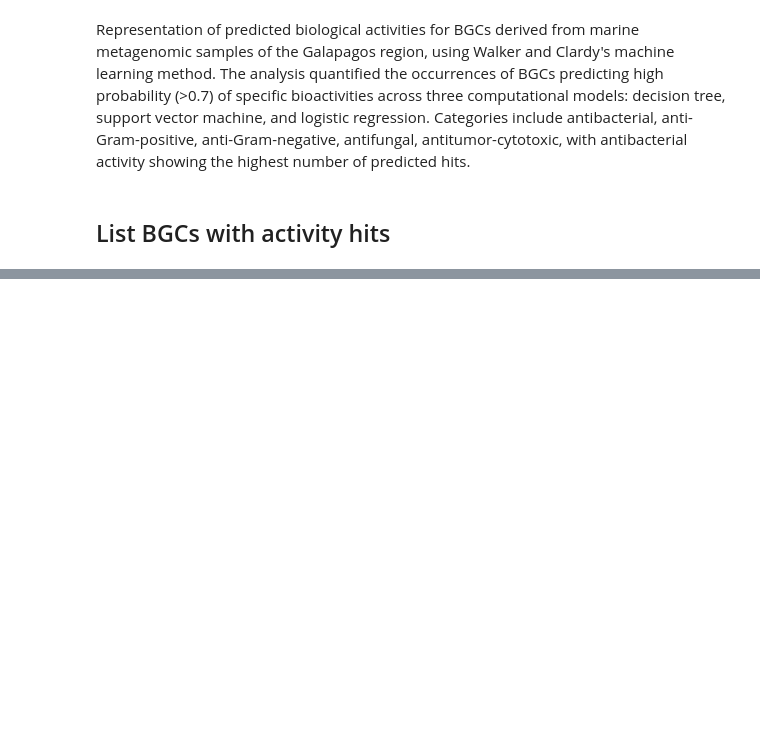
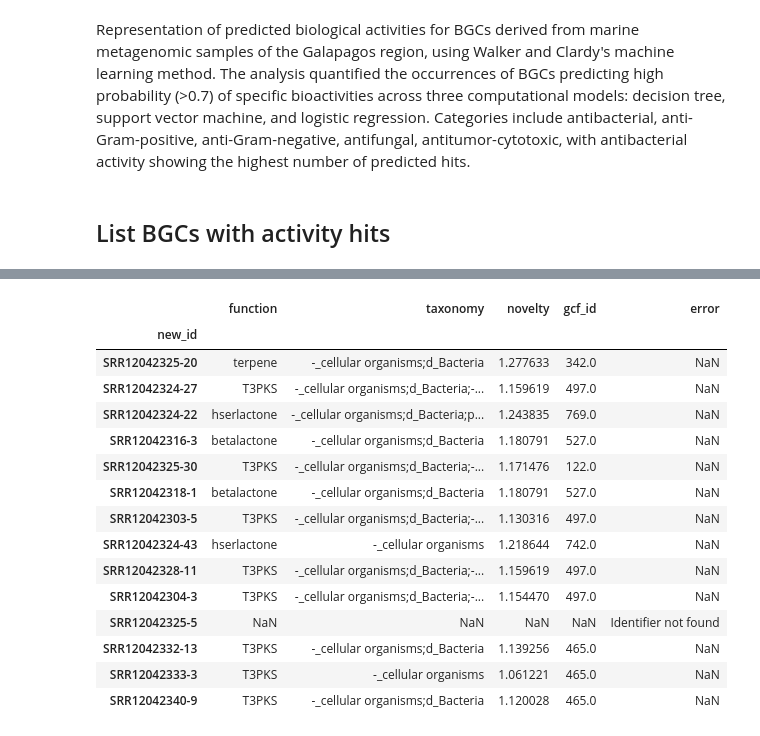
Before and after one commit to Robaina/bioprospecting, a Jupyter notebook: natural_products_galapagos.ipynb, the cells around one changed output, grey strips where cells are left out. Cells and saved outputs as stored; diff of their text form; code cells hidden in the pictures; blank space fills up the shorter version.

```diff
--- a/natural_products_galapagos.ipynb
+++ b/natural_products_galapagos.ipynb
@@ -94,3 +94,34 @@ bioactive_bgcs
 | SRR12042332-13.region001 | 1 | 0 | 0 | 1 | 0 | ... |
 | SRR12042333-3.region001 | 1 | 0 | 0 | 0 | 0 | ... |
 | SRR12042340-9.region001 | 1 | 0 | 0 | 0 | 0 | ... |
+# %%
+from pathlib import Path
+from src.helper_functions import parse_metadata, parse_correspondence, assign_metadata_to_bgcs
+
+metadata_file_path = Path('compdiv_plots_emi/data/galapagos/tables/1-bgc_metadata.tsv')
+correspondence_file_path = Path('data/galapagos/galapagos_long2short_headers.tsv')
+
+# Parsing the metadata and correspondence
+metadata = parse_metadata(metadata_file_path)
+correspondence = parse_correspondence(correspondence_file_path)
+
+# Assigning metadata to BGCs
+bgcs_metadata = assign_metadata_to_bgcs(bioactive_bgcs.index.to_list(), metadata, correspondence)
+bgcs_metadata
+# %% [output]
+|  | function | taxonomy | novelty | gcf_id | error |
+| new_id |  |  |  |  |  |
+| SRR12042325-20 | terpene | -_cellular organisms;d_Bacteria | 1.277633 | 342.0 | NaN |
+| SRR12042324-27 | T3PKS | -_cellular organisms;d_Bacteria;-... | 1.159619 | 497.0 | NaN |
+| SRR12042324-22 | hserlactone | -_cellular organisms;d_Bacteria;p... | 1.243835 | 769.0 | NaN |
+| SRR12042316-3 | betalactone | -_cellular organisms;d_Bacteria | 1.180791 | 527.0 | NaN |
+| SRR12042325-30 | T3PKS | -_cellular organisms;d_Bacteria;-... | 1.171476 | 122.0 | NaN |
+| SRR12042318-1 | betalactone | -_cellular organisms;d_Bacteria | 1.180791 | 527.0 | NaN |
+| SRR12042303-5 | T3PKS | -_cellular organisms;d_Bacteria;-... | 1.130316 | 497.0 | NaN |
+| SRR12042324-43 | hserlactone | -_cellular organisms | 1.218644 | 742.0 | NaN |
+| SRR12042328-11 | T3PKS | -_cellular organisms;d_Bacteria;-... | 1.159619 | 497.0 | NaN |
+| SRR12042304-3 | T3PKS | -_cellular organisms;d_Bacteria;-... | 1.154470 | 497.0 | NaN |
+| SRR12042325-5 | NaN | NaN | NaN | NaN | Identifier not found |
+| SRR12042332-13 | T3PKS | -_cellular organisms;d_Bacteria | 1.139256 | 465.0 | NaN |
+| SRR12042333-3 | T3PKS | -_cellular organisms | 1.061221 | 465.0 | NaN |
+| SRR12042340-9 | T3PKS | -_cellular organisms;d_Bacteria | 1.120028 | 465.0 | NaN |
```
Also changed, not shown: 2 other files.
